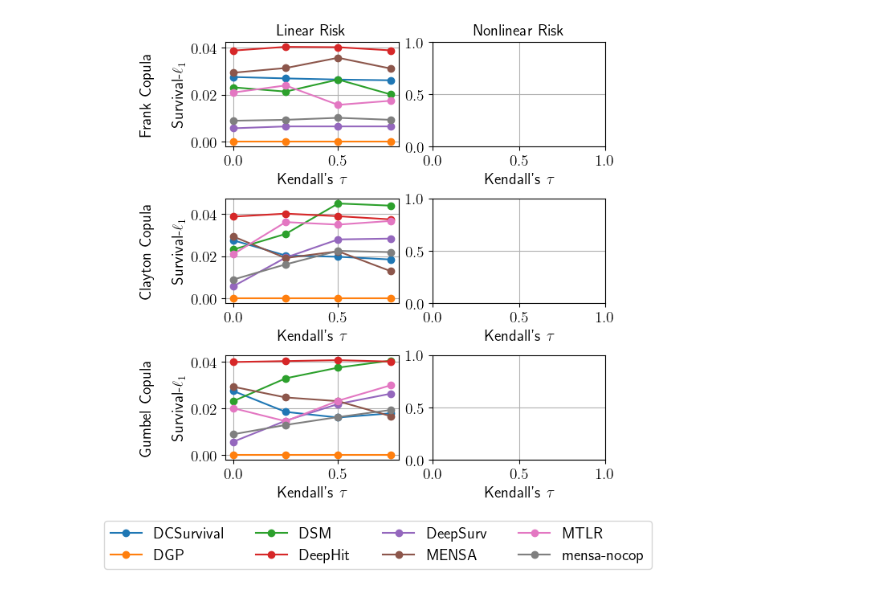
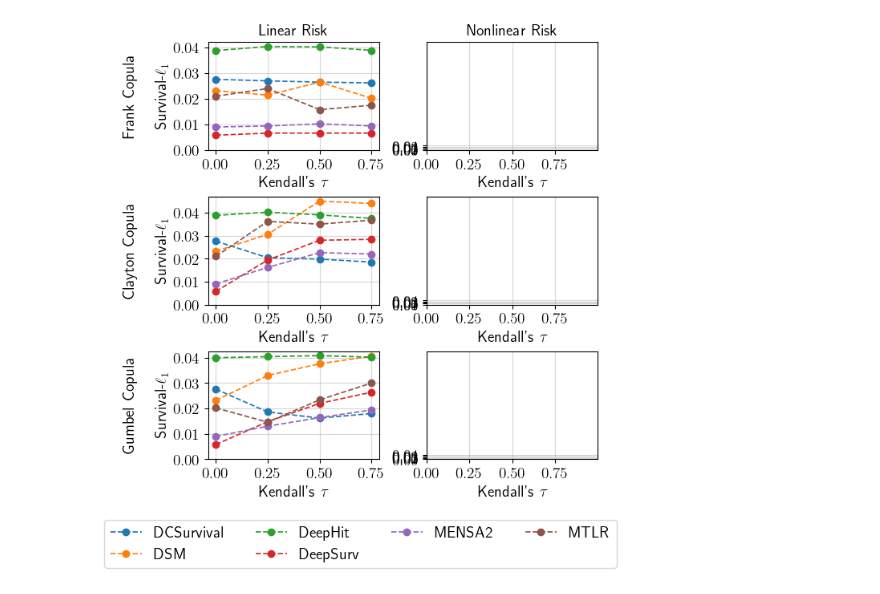
Before and after one commit to thecml/mensa, a Jupyter notebook: notebooks/l1_plots.ipynb, the cells around one changed output. Saved outputs shown, nothing was run; the diff lists cells and outputs as text; code cells hidden in the pictures.

```diff
--- a/notebooks/l1_plots.ipynb
+++ b/notebooks/l1_plots.ipynb
@@ -1,4 +1,5 @@
 # %%
+
 import numpy as np
 import pandas as pd
 import config as cfg
@@ -32,3 +33,6 @@ df = pd.read_csv(filename)
 df = df.round(3)
 
 df = rename_model_names(df)
+
+df = df.loc[df['ModelName'] != "DGP"]
+df = df.loc[df['ModelName'] != "MENSA"]
@@ -73,36 +62,44 @@ for i, copula in enumerate(copulas):
         # Iterate through each unique model name to create separate plots
         for model in plot_data['ModelName'].unique():
             model_data = plot_data[plot_data['ModelName'] == model]
-            line, = ax.plot(model_data['KTau'], model_data['L1'], marker='o', label=model)
+
+            if model_data['ModelName'].iloc[0] == "MENSA2":
+                linestyle = "dashed"
+            else:
+                linestyle = 'dashed'
+            line, = ax.plot(model_data['KTau'], model_data['L1'], marker='o', label=model,
+                            linewidth=1.25, markersize=6, linestyle=linestyle)
 
             # Collect handles and labels for the legend
             if model not in labels:
                 handles.append(line)
                 labels.append(model)
 
         # Set the y-axis label and x-axis label
         ax.set_xlabel(r"Kendall's $\tau$")
-        ax.grid(True)
+        ax.grid(True, alpha=0.5)
+        ax.set_xticks([0, 0.25, 0.5, 0.75])
+        ax.set_yticks([0, 0.01, 0.02, 0.03, 0.04])
 
         # Set titles for columns and rows
         if i == 0:
             ax.set_title("Linear Risk" if linear else "Nonlinear Risk")
 
 # Create a shared legend below the plot
 fig.legend(handles, labels, loc='upper center', bbox_to_anchor=(0.5, -0.02), ncol=4)
 
 # Adjust layout to make space for the legend
 plt.subplots_adjust(bottom=0.15)
 
 # Add column names
 for ax, linear in zip(axs[0], linears):
     ax.set_title("Linear Risk" if linear else "Nonlinear Risk")
 
 # Add row names
 for ax, copula in zip(axs[:, 0], copulas):
     ax.set_ylabel(f"{copula.capitalize()} Copula\n\n" + r"Survival-$\ell_{1}$")
 
 # Save the entire figure as a single PDF file
 fig.savefig(f"{cfg.RESULTS_DIR}/survival_l1.pdf", format='pdf', bbox_inches='tight')
 # %% [output]
-[figure, old version]
+[figure, new version]
```
Also changed, not shown: parts of 1 cell of this notebook, 4 other files.
